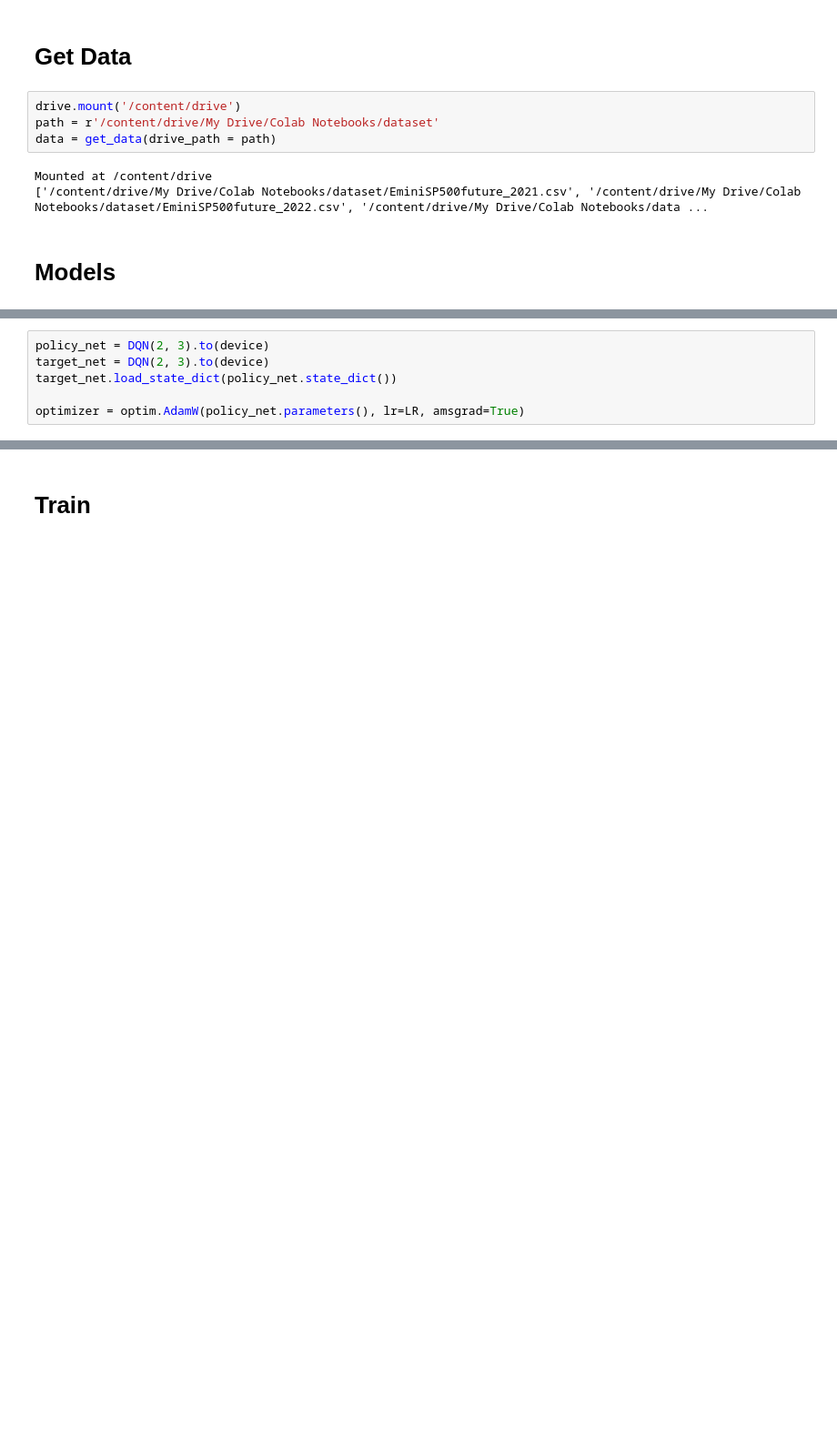
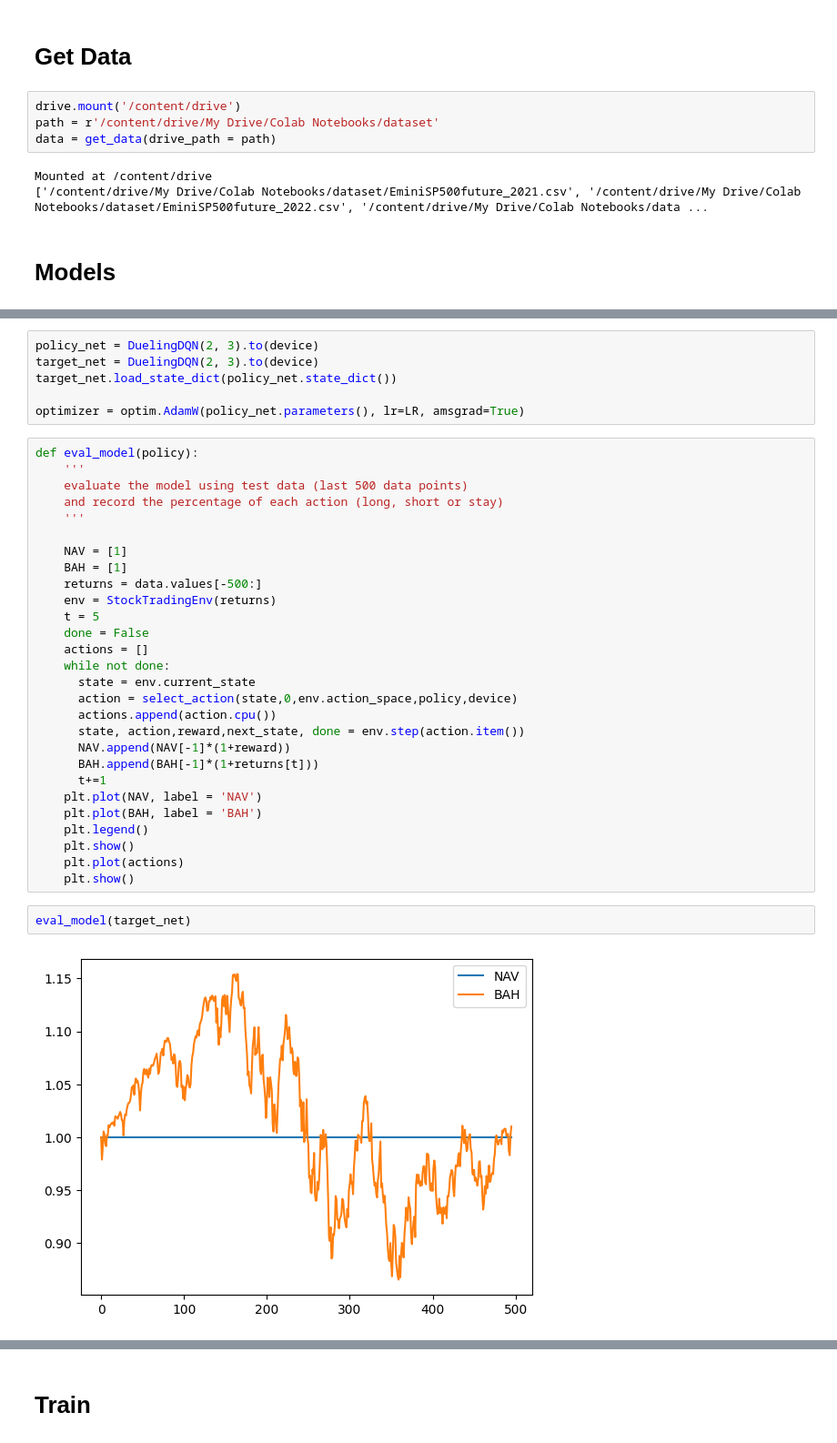
Before and after one commit to cl6530/Risk-Averse-Trading-Agent-Using-Dueling-DDQN-with-Penalized-Reward, a Jupyter notebook: training_test.ipynb, the cells around one changed output, grey strips where cells are left out. Shown: that part at 91% size. Drawn from its saved outputs; the diff is of its cells as text; blank space fills up the shorter version.

```diff
--- a/training_test.ipynb
+++ b/training_test.ipynb
@@ -69,6 +57,38 @@ device = torch.device("cuda" if torch.cuda.is_available() else "cpu")
 # %%
-policy_net = DQN(2, 3).to(device)
-target_net = DQN(2, 3).to(device)
+policy_net = DuelingDQN(2, 3).to(device)
+target_net = DuelingDQN(2, 3).to(device)
 target_net.load_state_dict(policy_net.state_dict())
 
 optimizer = optim.AdamW(policy_net.parameters(), lr=LR, amsgrad=True)
+# %%
+def eval_model(policy):
+    '''
+    evaluate the model using test data (last 500 data points)
+    and record the percentage of each action (long, short or stay)
+    '''
+
+    NAV = [1]
+    BAH = [1]
+    returns = data.values[-500:]
+    env = StockTradingEnv(returns)
+    t = 5
+    done = False
+    actions = []
+    while not done:
+      state = env.current_state
+      action = select_action(state,0,env.action_space,policy,device)
+      actions.append(action.cpu())
+      state, action,reward,next_state, done = env.step(action.item())
+      NAV.append(NAV[-1]*(1+reward))
+      BAH.append(BAH[-1]*(1+returns[t]))
+      t+=1
+    plt.plot(NAV, label = 'NAV')
+    plt.plot(BAH, label = 'BAH')
+    plt.legend()
+    plt.show()
+    plt.plot(actions)
+    plt.show()
+# %%
+eval_model(target_net)
+# %% [output]
+[figure, added]
```
Also changed, not shown: parts of 13 cells of this notebook.
